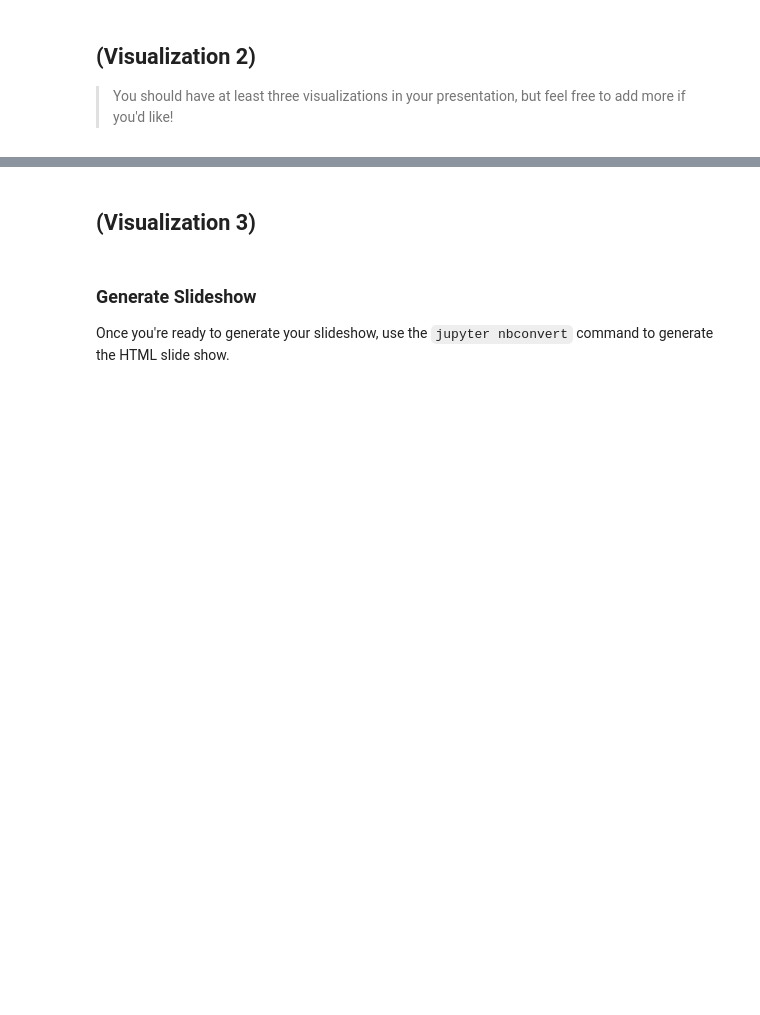
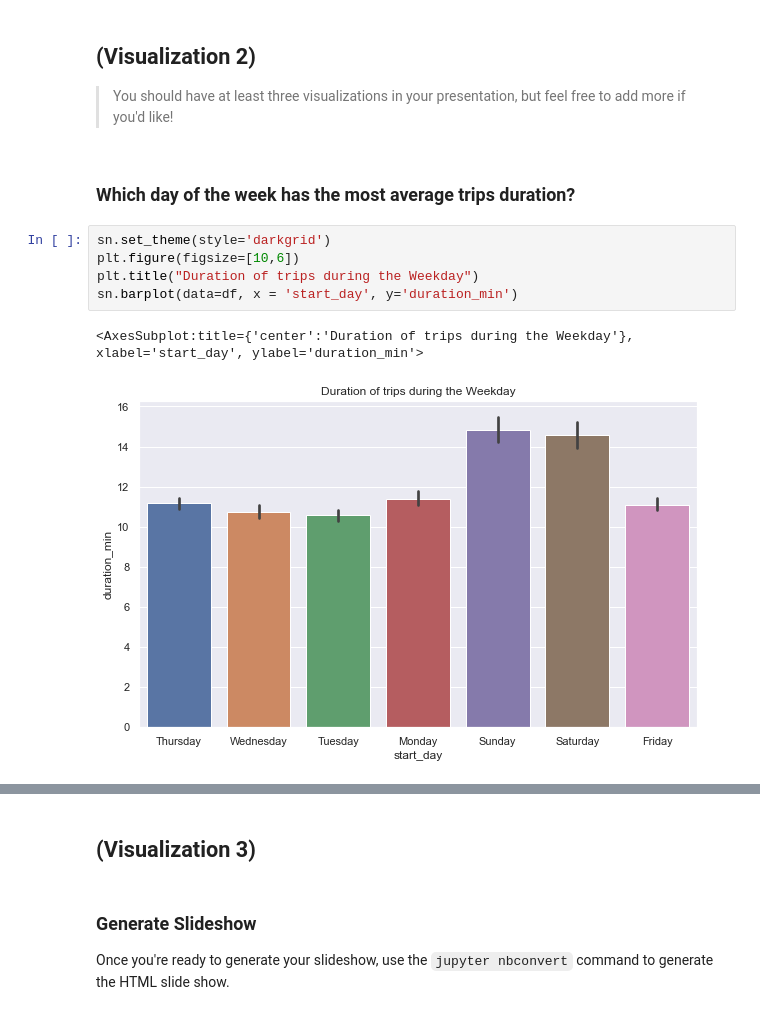
Before and after one commit to Eben-Success/Udacity_Data_Analysis_Projects, a Jupyter notebook: Project 3/notebook.ipynb, the cells around one changed output, grey strips where cells are left out. Drawn from its saved outputs; the diff is of its cells as text; blank space fills up the shorter version.

```diff
--- a/Project 3/notebook.ipynb
+++ b/Project 3/notebook.ipynb
@@ -413,3 +449,13 @@ Which age group rented the most
 
 > You should have at least three visualizations in your presentation,
 but feel free to add more if you'd like!
+# %% [markdown]
+### Which day of the week has the most average trips duration?
+# %%
+sn.set_theme(style='darkgrid')
+plt.figure(figsize=[10,6])
+plt.title("Duration of trips during the Weekday")
+sn.barplot(data=df, x = 'start_day', y='duration_min')
+# %% [output]
+<AxesSubplot:title={'center':'Duration of trips during the Weekday'}, xlabel='start_day', ylabel='duration_min'>
+[figure, added]
```
Also changed, not shown: parts of 26 cells of this notebook.
